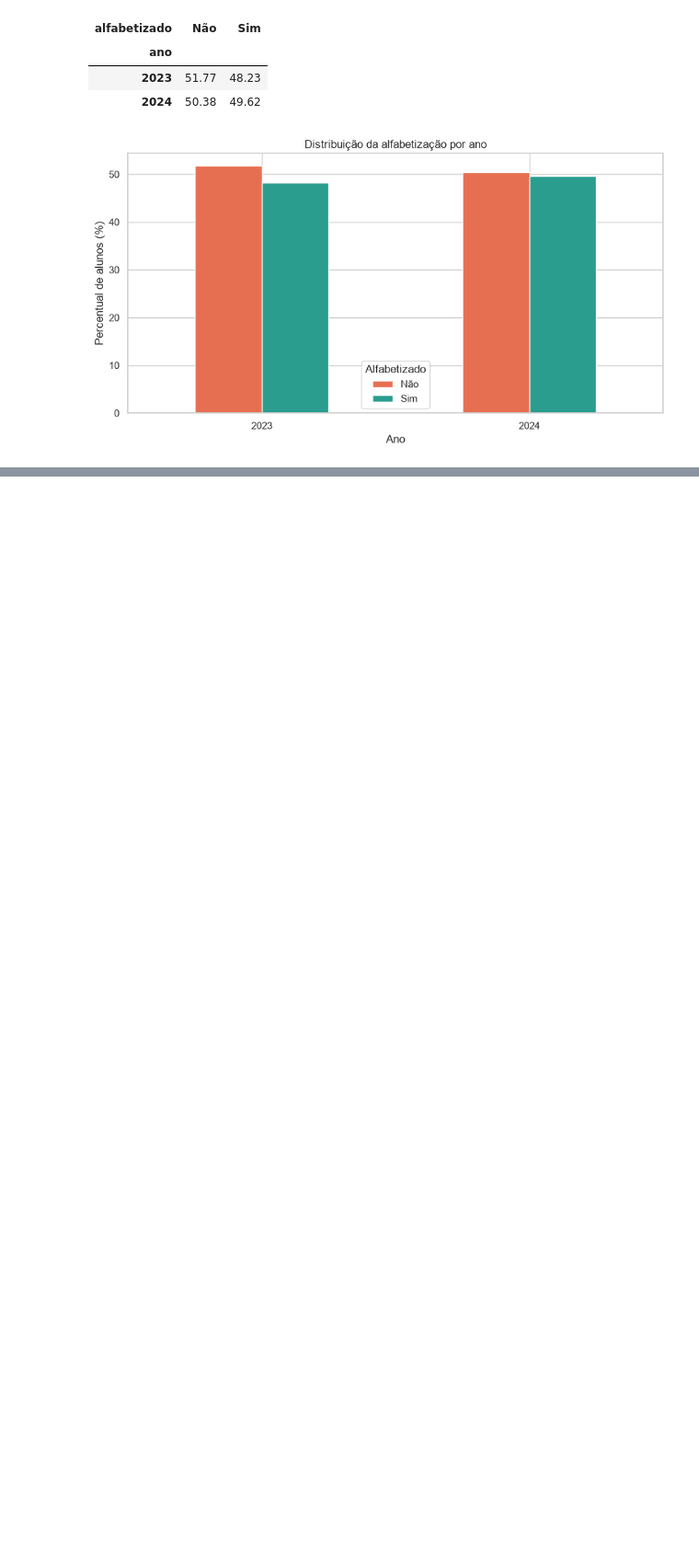
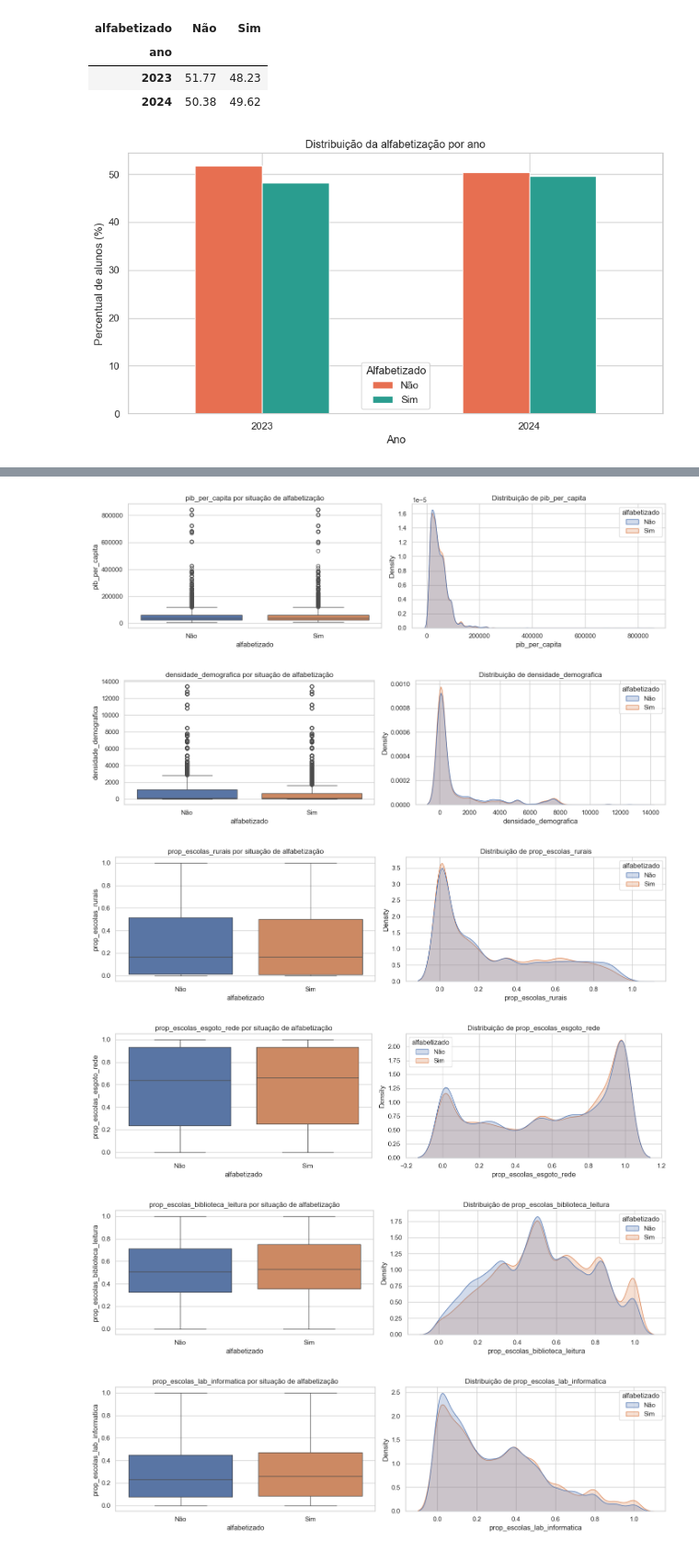
Before and after one commit to RenanTrevelim/tech-challenge-fase3-literacy-ml, a Jupyter notebook: notebooks/02_analise_exploratoria.ipynb, the cells around one changed output, grey strips where cells are left out. Shown at 92% size. Drawn from its saved outputs; the diff is of its cells as text; code cells hidden in the pictures; blank space fills up the shorter version.

```diff
--- a/notebooks/02_analise_exploratoria.ipynb
+++ b/notebooks/02_analise_exploratoria.ipynb
@@ -350,0 +466,24 @@ for coluna in df_eda[var_numericas]:
+# %%
+var_numericas_selecionadas = ["pib_per_capita", "densidade_demografica", "prop_escolas_rurais","prop_escolas_esgoto_rede",
+                              "prop_escolas_biblioteca_leitura","prop_escolas_lab_informatica","prop_escolas_internet_aprendizagem",
+                              "prop_escolas_rampas_acessibilidade","media_alunos_turma_fund_ai","media_alunos_docente_fund_ai"]
+
+for coluna in var_numericas_selecionadas:
+
+    fig, ax = plt.subplots(1, 2, figsize=(14, 4))
+
+    sns.boxplot(data=df_eda, x="alfabetizado", y=coluna, hue="alfabetizado", legend=False, ax=ax[0])
+    ax[0].set_title(f"{coluna} por situação de alfabetização")
+
+    sns.kdeplot(data=df_eda, x=coluna, hue="alfabetizado", fill=True, common_norm=False, ax=ax[1])
+    ax[1].set_title(f"Distribuição de {coluna}")
+
+    plt.tight_layout()
+    plt.show()
+# %% [output]
+[figure, added]
+[figure, added]
+[figure, added]
+[figure, added]
+[figure, added]
+[figure, added]
```
Also changed, not shown: parts of 66 cells of this notebook.
